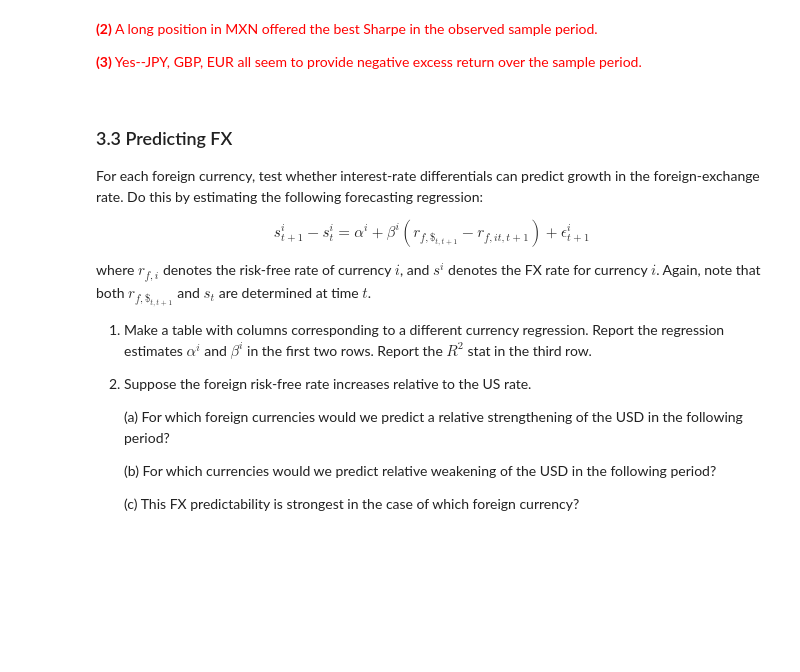
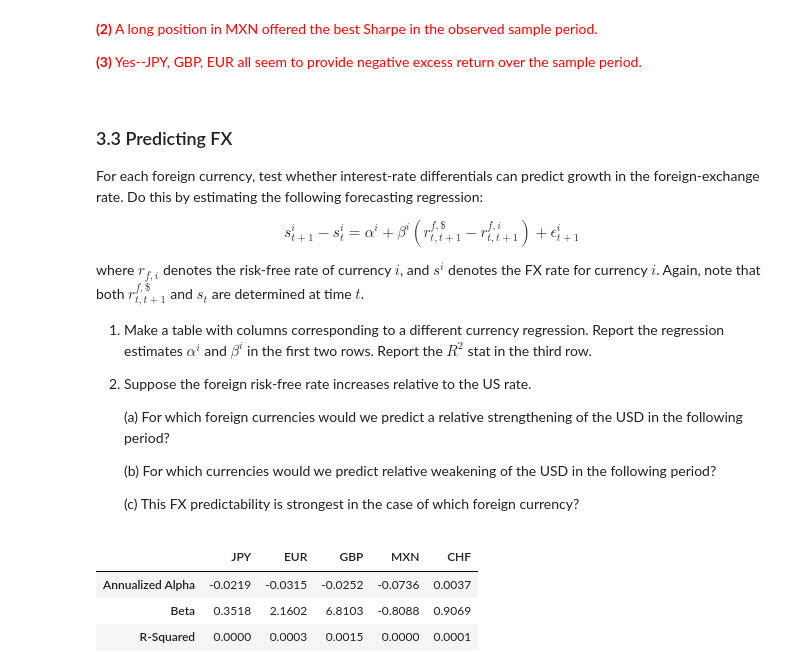
Before and after one commit to mschaefer77/PRM-Homework, a Jupyter notebook: Homework_8_AEG.ipynb, the cells around one changed output. Drawn from its saved outputs; the diff is of its cells as text; code cells hidden in the pictures; blank space fills up the shorter version.

```diff
--- a/Homework_8_AEG.ipynb
+++ b/Homework_8_AEG.ipynb
@@ -518,9 +521,9 @@ Reject the null hypothesis at the 0.05 level of significance for CHF
 
 For each foreign currency, test whether interest-rate differentials can predict growth in the foreign-exchange rate. Do this by estimating the following forecasting regression:
 
-$$ s^i_{t+1} - s^i_t = \alpha^i + \beta^i \left( r_{f,\$_{t,t+1}} - r_{f,it,t+1} \right) + \epsilon^i_{t+1} $$
+$$ s^i_{t+1} - s^i_t = \alpha^i + \beta^i \left( r_{t,t+1}^{f,\$} - r_{t,t+1}^{f,i} \right) + \epsilon^i_{t+1} $$
 
-where $r_{f,i}$ denotes the risk-free rate of currency $i$, and $s^i$ denotes the FX rate for currency $i$. Again, note that both $r_{f,\$_{t,t+1}}$ and $s_t$ are determined at time $t$.
+where $r_{f,i}$ denotes the risk-free rate of currency $i$, and $s^i$ denotes the FX rate for currency $i$. Again, note that both $r_{t,t+1}^{f,\$}$ and $s_t$ are determined at time $t$.
 
 1. Make a table with columns corresponding to a different currency regression. Report the regression estimates $\alpha^i$ and $\beta^i$ in the first two rows. Report the $R^2$ stat in the third row.
 
@@ -531,3 +534,19 @@ where $r_{f,i}$ denotes the risk-free rate of currency $i$, and $s^i$ denotes th
     (b) For which currencies would we predict relative weakening of the USD in the following period?
 
     (c) This FX predictability is strongest in the case of which foreign currency?
+# %%
+factor = -rate_returns.shift(1)
+regressions = {}
+for currency in spot_returns.columns:
+    regressions[currency] = pmh.calc_regression(spot_returns[[currency]], factor[[currency]], annual_factor=252,
+                                                intercept=True, return_model=True, warnings=False)
+
+pd.DataFrame(columns=xs_log_rets.columns, index=['Annualized Alpha', 'Beta', 'R-Squared'],
+             data=[[regressions[currency].params[0] * 252 for currency in spot_returns.columns],
+                   [regressions[currency].params[1] for currency in spot_returns.columns],
+                   [regressions[currency].rsquared for currency in spot_returns.columns]])
+# %% [output]
+|  | JPY | EUR | GBP | MXN | CHF |
+| Annualized Alpha | -0.0219 | -0.0315 | -0.0252 | -0.0736 | 0.0037 |
+| Beta | 0.3518 | 2.1602 | 6.8103 | -0.8088 | 0.9069 |
+| R-Squared | 0.0000 | 0.0003 | 0.0015 | 0.0000 | 0.0001 |
```
Also changed, not shown: parts of 5 cells of this notebook.
